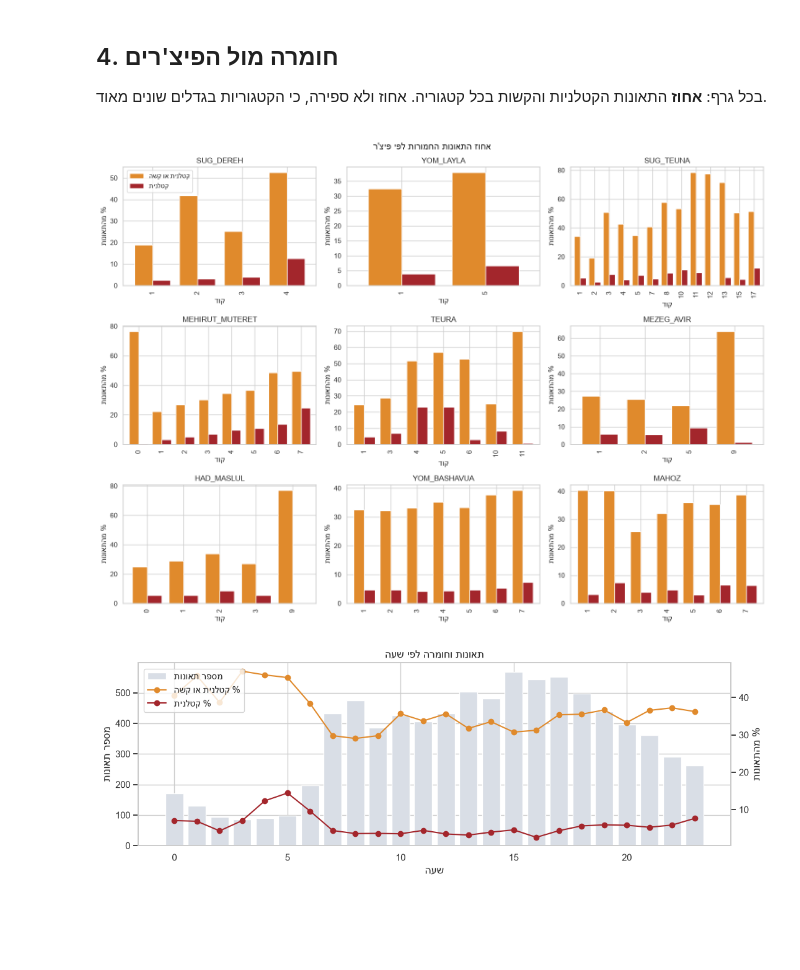
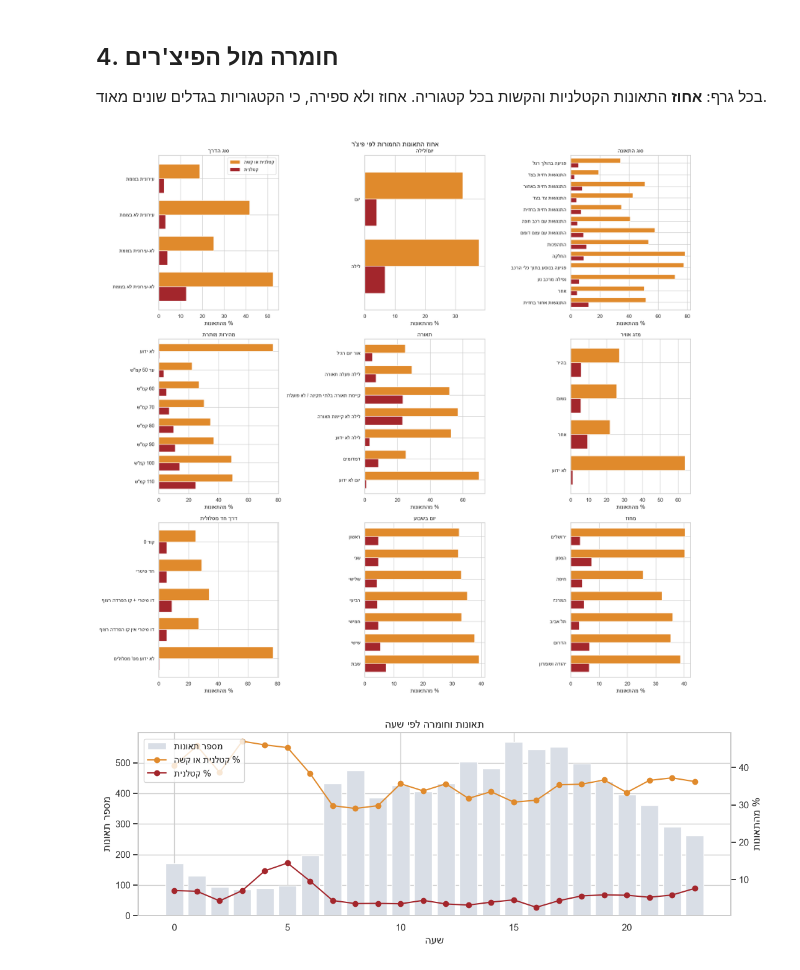
Before and after one commit to Maya171201/road-accidents-severity, a Jupyter notebook: notebooks/01_eda.ipynb, the cells around one changed output. Cells and saved outputs as stored; diff of their text form; code cells hidden in the pictures; blank space fills up the shorter version.

```diff
--- a/notebooks/01_eda.ipynb
+++ b/notebooks/01_eda.ipynb
@@ -180,26 +181,28 @@ SUG_DEREH
 # %%
 ### CODE BY CLAUDE ###
 dfe = add_features(df)
 dfe["fatal"] = (dfe[TARGET] == 1).astype(int)
 dfe["fatal_or_serious"] = (dfe[TARGET] <= 2).astype(int)
 
 def severity_by(col, ax, min_count=30):
     g = dfe.groupby(col).agg(n=("fatal", "size"), fatal=("fatal", "mean"), severe=("fatal_or_serious", "mean"))
     g = g[g["n"] >= min_count]          # בקטגוריה קטנה מאוד האחוזים "רועשים"
-    (g[["severe", "fatal"]] * 100).plot.bar(ax=ax, color=["#e08a2c", "#a3262c"], width=0.8, legend=False)
-    ax.set_title(col); ax.set_xlabel("קוד"); ax.set_ylabel("% מהתאונות")
+    g.index = [label(col, c) for c in g.index]     # שמות מהמילון במקום קודים
+    (g[["severe", "fatal"]] * 100).plot.barh(ax=ax, color=["#e08a2c", "#a3262c"], width=0.8, legend=False)
+    ax.invert_yaxis()
+    ax.set_title(COLUMN_NAMES.get(col, col)); ax.set_xlabel("% מהתאונות"); ax.set_ylabel("")
 
 features = ["SUG_DEREH", "YOM_LAYLA", "SUG_TEUNA", "MEHIRUT_MUTERET", "TEURA",
             "MEZEG_AVIR", "HAD_MASLUL", "YOM_BASHAVUA", "MAHOZ"]
-fig, axes = plt.subplots(3, 3, figsize=(15, 11))
+fig, axes = plt.subplots(3, 3, figsize=(18, 17))
 for col, ax in zip(features, axes.ravel()):
     severity_by(col, ax)
 axes[0, 0].legend(["קטלנית או קשה", "קטלנית"])
 fig.suptitle("אחוז התאונות החמורות לפי פיצ'ר")
 plt.tight_layout(); plt.savefig(FIGURES / "04_severity_by_feature.png", dpi=150); plt.show()
 ####
 # %% [output]
-[figure, old version]
+[figure, new version]
 # %%
 ### CODE BY CLAUDE ###
 # שעה ביממה (SHAA קובץ לשעות; לאמת את הקידוד במילון)
```
Also changed, not shown: parts of 4 cells of this notebook, 5 other files.
